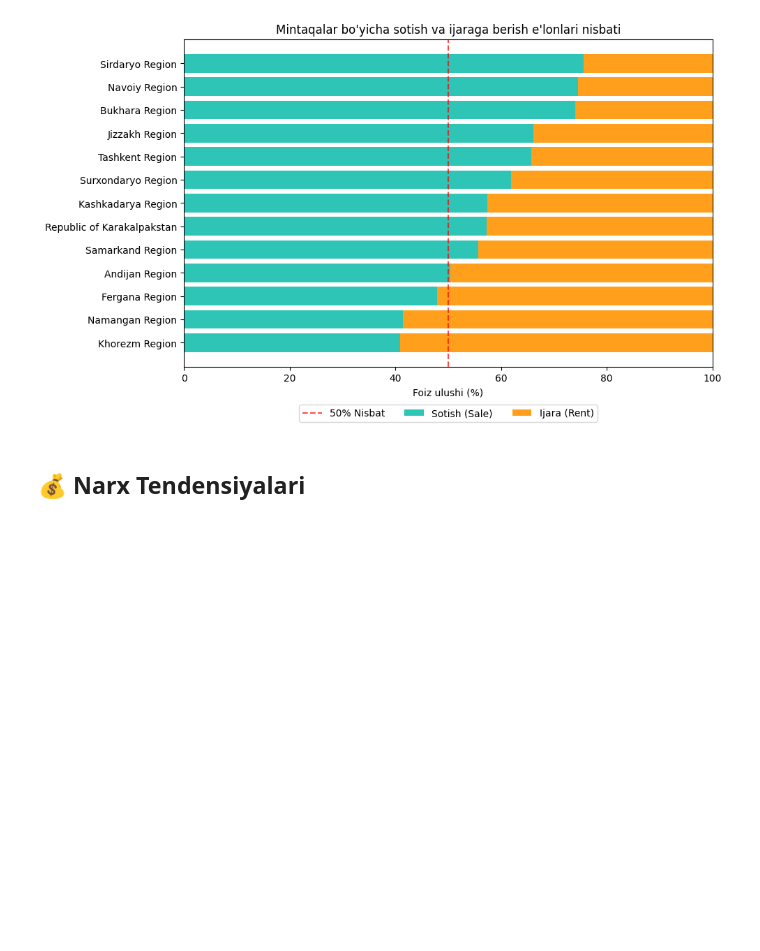
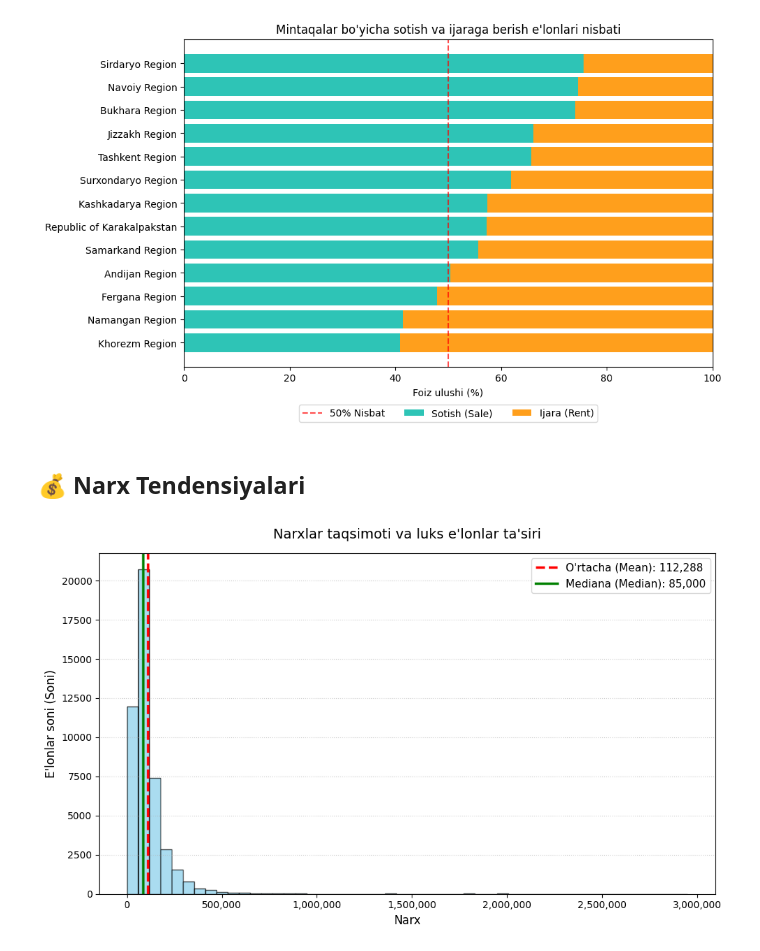
Before and after one commit to Javoh20111/Tashkent-apartment-analysis, a Jupyter notebook: notebooks/2_data_analysis.ipynb, the cells around one changed output. Cells and saved outputs as stored; diff of their text form; code cells hidden in the pictures; blank space fills up the shorter version.

Commit message:
Yangi chart yaratildi! Narxlar taqsimoti qanday ko'rinishga ega — luksus e'lonlar o'rtachani buzayaptimi?

```diff
--- a/notebooks/2_data_analysis.ipynb
+++ b/notebooks/2_data_analysis.ipynb
@@ -225,3 +225,34 @@ plt.show()
 [figure]
 # %% [markdown]
 ## 💰 Narx Tendensiyalari
+# %%
+# Narxlar taqsimoti qanday ko'rinishga ega — luksus e'lonlar o'rtachani buzayaptimi?
+
+
+price_series = sale_df["price_usd"].dropna()
+
+mean_value = price_series.mean()
+median_value = price_series.median()
+
+fig, ax = plt.subplots(figsize = (10,6))
+ax.hist(price_series, bins=50, color='skyblue', edgecolor='black', alpha=0.7)
+
+ax.axvline(mean_value, color='red', linestyle='--', linewidth=2.5,
+           label=f"O'rtacha (Mean): {mean_value:,.0f}")
+ax.axvline(median_value, color='green', linestyle='-', linewidth=2.5,
+           label=f"Mediana (Median): {median_value:,.0f}")
+
+ax.set_title("Narxlar taqsimoti va luks e'lonlar ta'siri", fontsize=14, pad=15)
+ax.set_xlabel("Narx", fontsize=12)
+ax.set_ylabel("E'lonlar soni (Soni)", fontsize=12)
+
+
+ax.get_xaxis().set_major_formatter(plt.FuncFormatter(lambda x, loc: "{:,}".format(int(x))))
+
+
+ax.legend(fontsize=11, loc='upper right')
+ax.grid(axis='y', linestyle=':', alpha=0.6)
+plt.tight_layout()
+plt.show()
+# %% [output]
+[figure, added]
```
